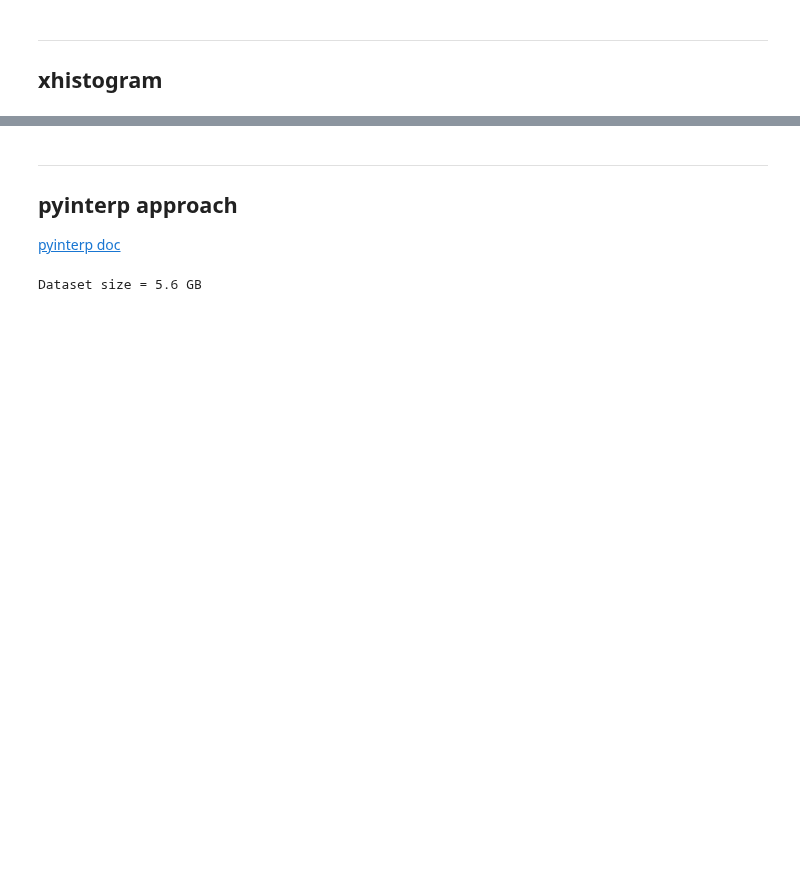
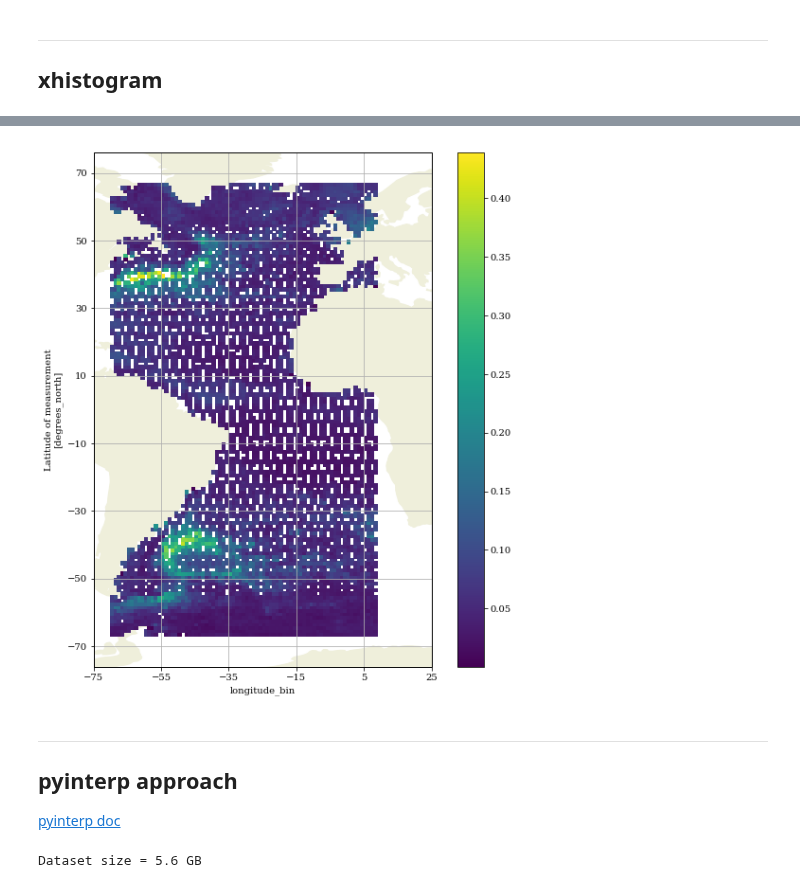
Before and after one commit to apatlpo/itide_ops, a Jupyter notebook: tipe_2019/altimetry.ipynb, the cells around one changed output, grey strips where cells are left out. Cells and saved outputs as stored; diff of their text form; code cells hidden in the pictures; blank space fills up the shorter version.

```diff
--- a/tipe_2019/altimetry.ipynb
+++ b/tipe_2019/altimetry.ipynb
@@ -120,3 +159,7 @@ sla2_mean.plot(x='longitude_bin', y='latitude_bin')
+# %%
+plot(np.sqrt(sla2_mean-sla_mean**2))
+# %% [output]
+[figure, added]
 # %% [markdown]
 ---
 ## pyinterp approach
```
Also changed, not shown: parts of 17 cells of this notebook, 1 other file.
